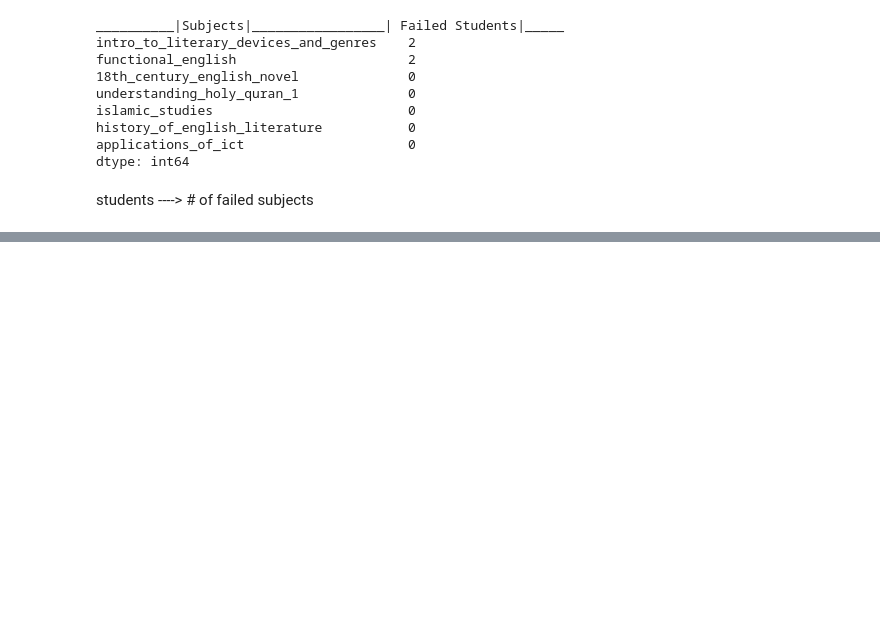
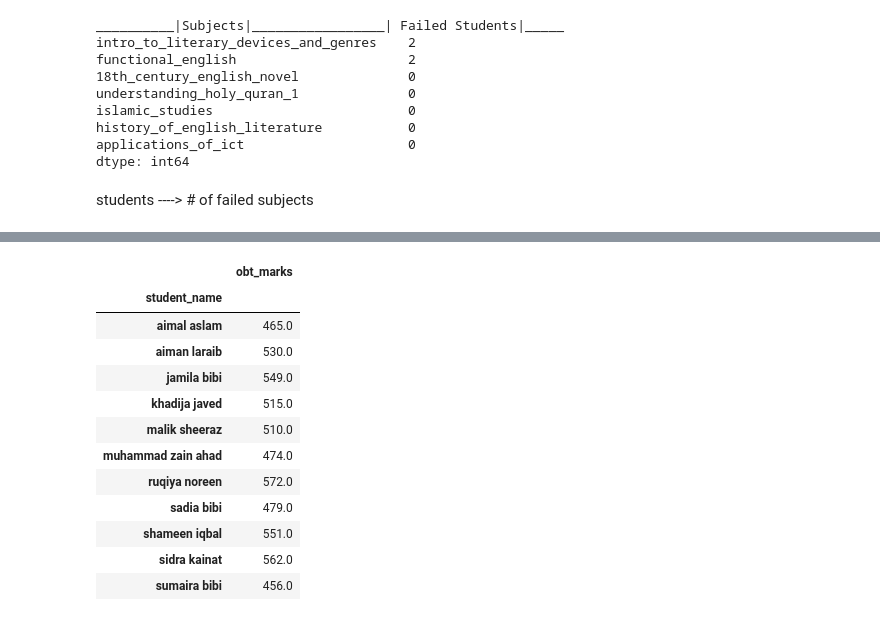
Before and after one commit to srk82mwi/pandas_python, a Jupyter notebook: bs_results.ipynb, the cells around one changed output, grey strips where cells are left out. Drawn from its saved outputs; the diff is of its cells as text; code cells hidden in the pictures; blank space fills up the shorter version.

```diff
--- a/bs_results.ipynb
+++ b/bs_results.ipynb
@@ -208,0 +280,16 @@ students ----> # of failed subjects
+# %%
+bs_result[['student_name','obt_marks']].groupby(['student_name']).mean()
+# %% [output]
+|  | obt_marks |
+| student_name |  |
+| aimal aslam | 465.0 |
+| aiman laraib | 530.0 |
+| jamila bibi | 549.0 |
+| khadija javed | 515.0 |
+| malik sheeraz | 510.0 |
+| muhammad zain ahad | 474.0 |
+| ruqiya noreen | 572.0 |
+| sadia bibi | 479.0 |
+| shameen iqbal | 551.0 |
+| sidra kainat | 562.0 |
+| sumaira bibi | 456.0 |
```
Also changed, not shown: parts of 9 cells of this notebook, 2 other files.
